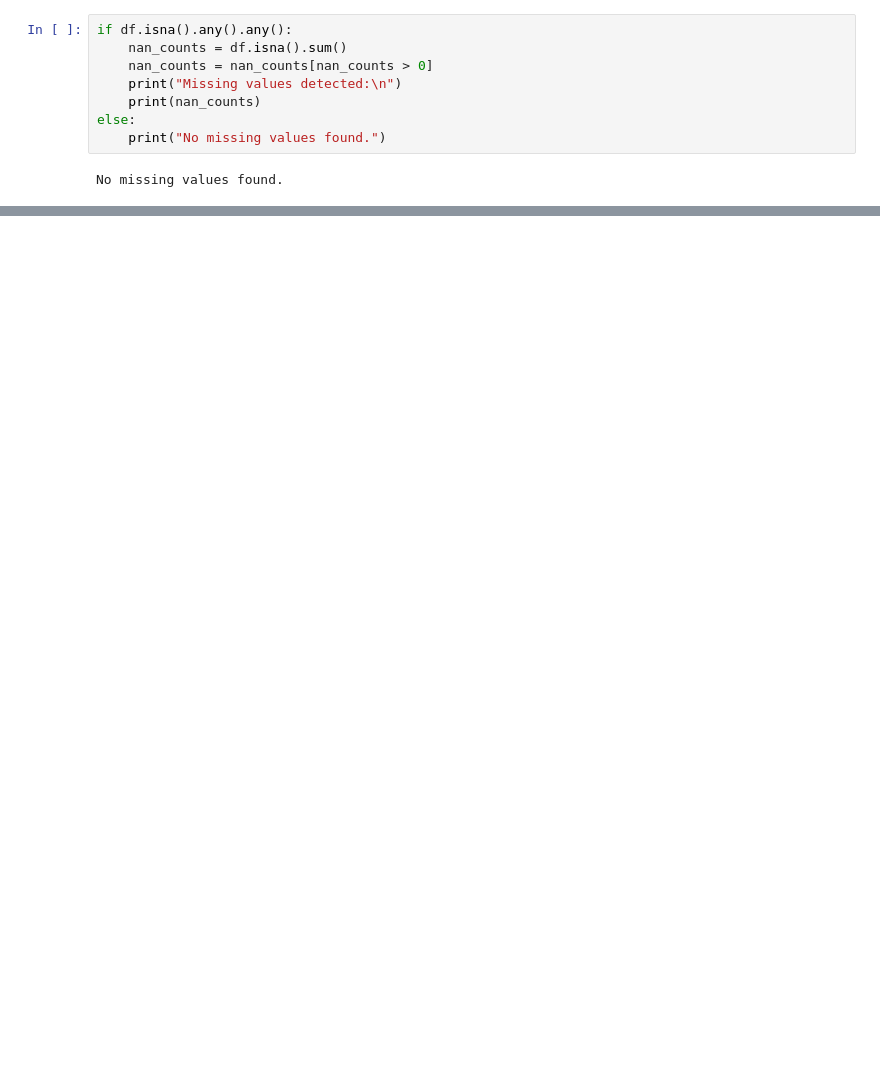
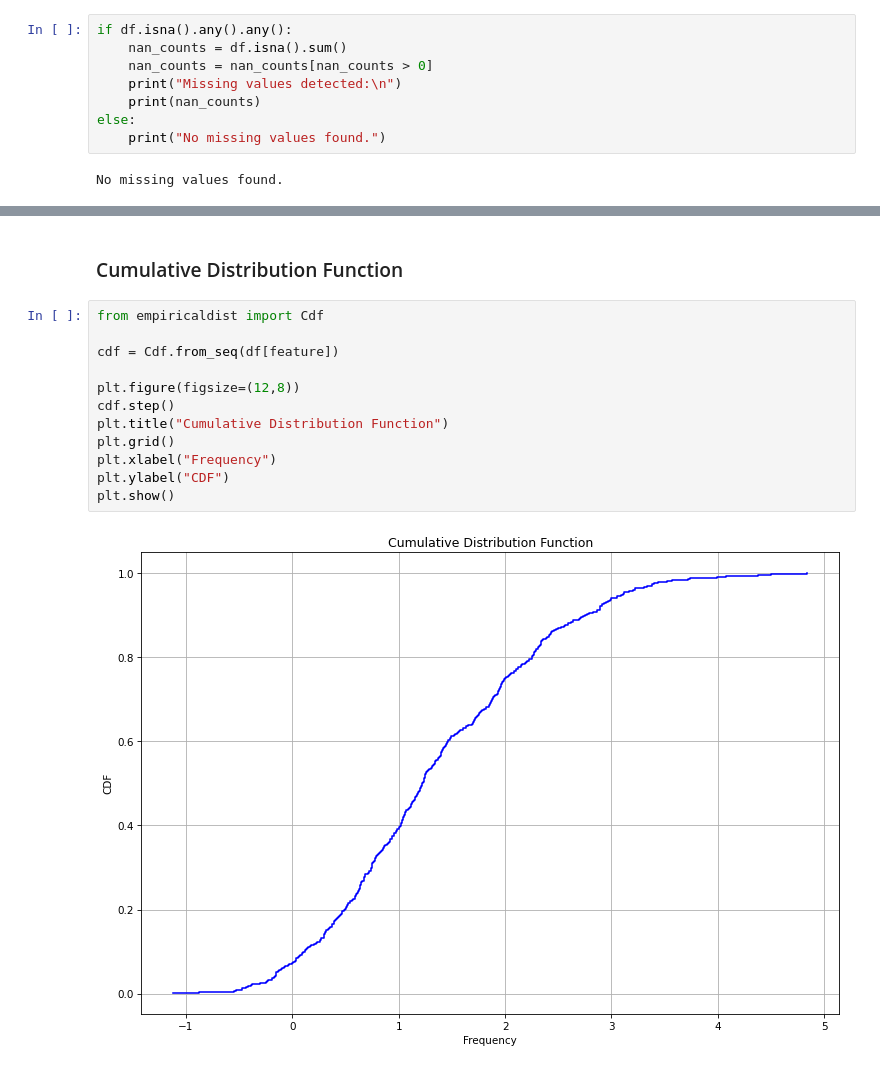
Before and after one commit to thedanicode24/moneypuck-data, a Jupyter notebook: notebooks/player/01_data-exploration.ipynb, the cells around one changed output, grey strips where cells are left out. Drawn from its saved outputs; the diff is of its cells as text; blank space fills up the shorter version.

```diff
--- a/notebooks/player/01_data-exploration.ipynb
+++ b/notebooks/player/01_data-exploration.ipynb
@@ -47,0 +96,16 @@ No missing values found.
+# %% [markdown]
+### Cumulative Distribution Function
+# %%
+from empiricaldist import Cdf
+
+cdf = Cdf.from_seq(df[feature])
+
+plt.figure(figsize=(12,8))
+cdf.step()
+plt.title("Cumulative Distribution Function")
+plt.grid()
+plt.xlabel("Frequency")
+plt.ylabel("CDF")
+plt.show()
+# %% [output]
+[figure, added]
```
Also changed, not shown: parts of 10 cells of this notebook, 9 other files.
